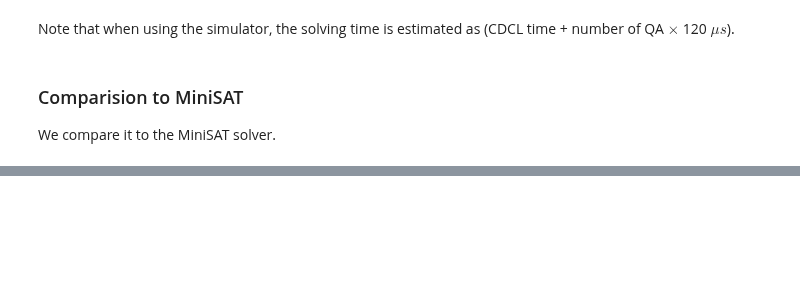
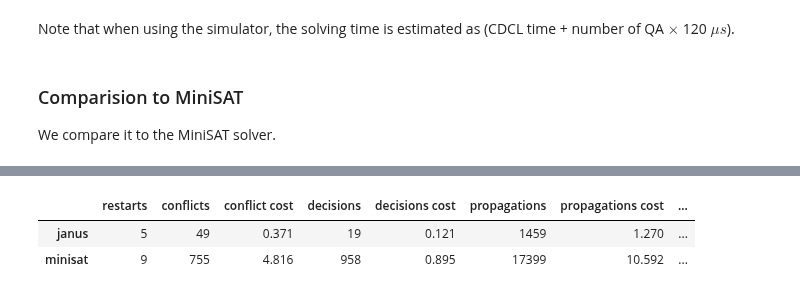
Before and after one commit to JanusQ/JanusQ, a Jupyter notebook: examples/4-1.solve_sat_domain_problem.ipynb, the cells around one changed output, grey strips where cells are left out. Saved outputs shown, nothing was run; the diff lists cells and outputs as text; code cells hidden in the pictures; blank space fills up the shorter version.

```diff
--- a/examples/4-1.solve_sat_domain_problem.ipynb
+++ b/examples/4-1.solve_sat_domain_problem.ipynb
@@ -104,0 +126,9 @@ for filename in os.listdir(dir_name):
+# %%
+import pandas as pd
+
+df = pd.DataFrame(all_result)
+df
+# %% [output]
+|  | restarts | conflicts | conflict cost | decisions | decisions cost | propagations | propagations cost | ... |
+| janus | 5 | 49 | 0.371 | 19 | 0.121 | 1459 | 1.270 | ... |
+| minisat | 9 | 755 | 4.816 | 958 | 0.895 | 17399 | 10.592 | ... |
```
Also changed, not shown: parts of 3 cells of this notebook.
